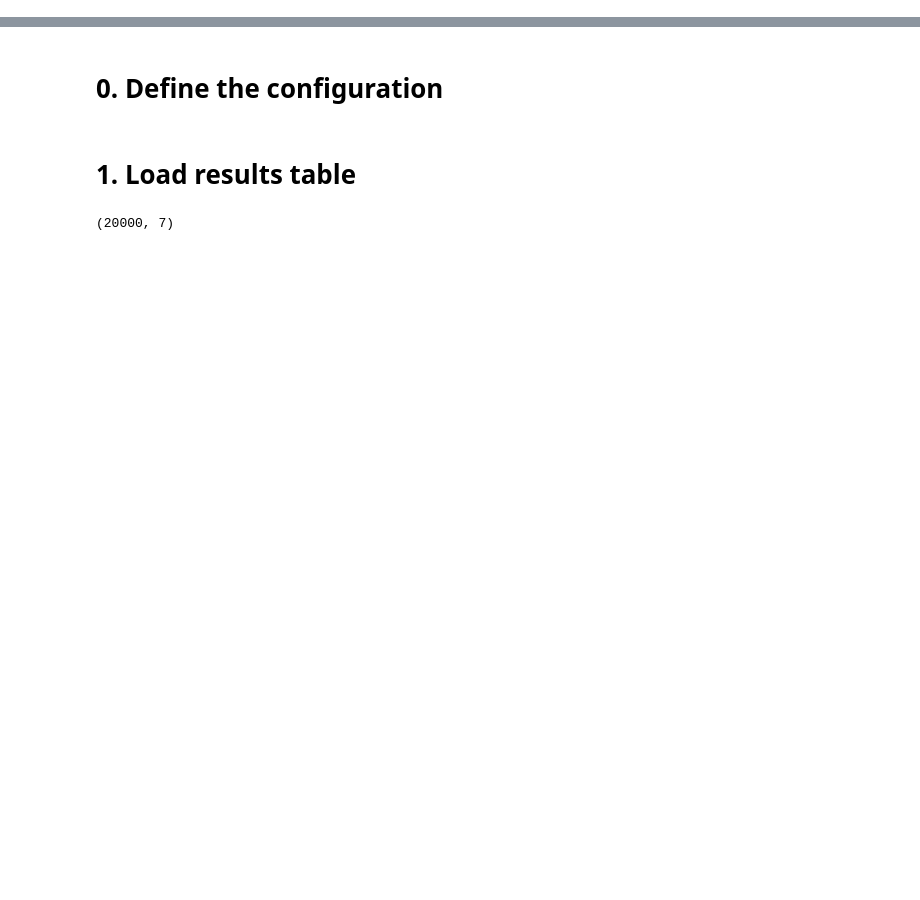
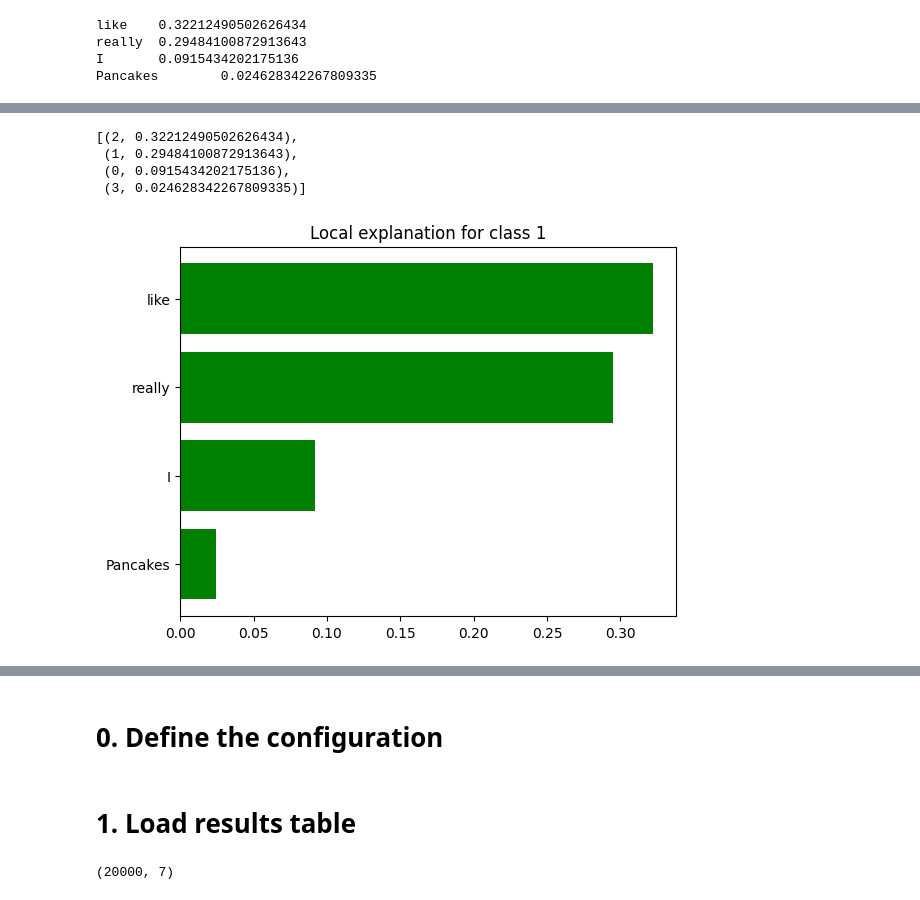
Before and after one commit to alsaco33/NLU-explainability, a Jupyter notebook: code/1. Metric calculation.ipynb, the cells around one changed output, grey strips where cells are left out. Saved outputs shown, nothing was run; the diff lists cells and outputs as text; code cells hidden in the pictures; blank space fills up the shorter version.

```diff
--- a/code/1. Metric calculation.ipynb
+++ b/code/1. Metric calculation.ipynb
@@ -0,0 +1,60 @@
+# %%
+def retrieve_lime_explanations(model_name, text_sample, target, verbose=False):
+    """
+    Module that retrieves lime explanations for a given supervised model_name and text_sample
+    returning a list containing (token #, lime_weight) for each token in the provided text_sample
+
+    args:
+      model_name: String identifying the supervised model to be utilized
+      text_sample: String with a text sample
+      verbose: Binary flag indicating whether or not to plot the LIME explanations
+
+    returns:
+      exp: List of (token number, lime_weight) for each token in text_sample
+
+    Used other implementation of LIME for now since the one in captum requires several customizations
+    as seen in: https://github.com/DFKI-NLP/thermostat/blob/main/src/thermostat/explainers/lime.py
+    """
+
+    # Load the pre-trained model
+    tokenizer = AutoTokenizer.from_pretrained(model_name)
+    model     = AutoModelForSequenceClassification.from_pretrained(model_name)
+
+    # Define a prediction function that takes a single text input and returns a 2D list of probabilities
+    def predict(text):
+        inputs  = tokenizer(text, padding=True, truncation=True, return_tensors="pt")
+        outputs = model(**inputs).logits
+        return np.array(torch.softmax(outputs, dim=1).tolist())
+
+    # Initialize the LIME explainer with bow=False to extract weights for repeated words
+    explainer = LimeTextExplainer(bow=False)
+
+    # Explain the prediction using LIME
+    exp = explainer.explain_instance(text_sample,
+                                     predict,
+                                     labels = (target,),
+                                     num_features=LIME_NUM_FEATURES,
+                                     num_samples=LIME_NUM_SAMPLES)
+
+    if verbose:
+      # Print the explanation
+      for feature, weight in exp.as_list(label=target):
+          print("{}\t{}".format(feature, weight))
+
+      # Visualize the LIME explanations
+      exp.as_pyplot_figure(label=target)
+
+      # Visualize in notebook respecting the order
+      exp.show_in_notebook(labels=(target,))
+
+    return exp.as_map()[target]
+
+
+LIME_NUM_FEATURES = 10
+LIME_NUM_SAMPLES = 20
+retrieve_lime_explanations(model_name=SUPERVISED_MODELS[0], text_sample="I really like Pancakes", target=1, verbose=True)
+# %% [output]
+like    0.32212490502626434
+really  0.29484100872913643
+I       0.0915434202175136
+Pancakes        0.024628342267809335
@@ -1,3 +62,8 @@
+[(2, 0.32212490502626434),
+ (1, 0.29484100872913643),
+ (0, 0.0915434202175136),
+ (3, 0.024628342267809335)]
+[figure, added]
 # %%
 !pip install transformers
 !pip install shap
```
Also changed, not shown: parts of 16 cells of this notebook.
